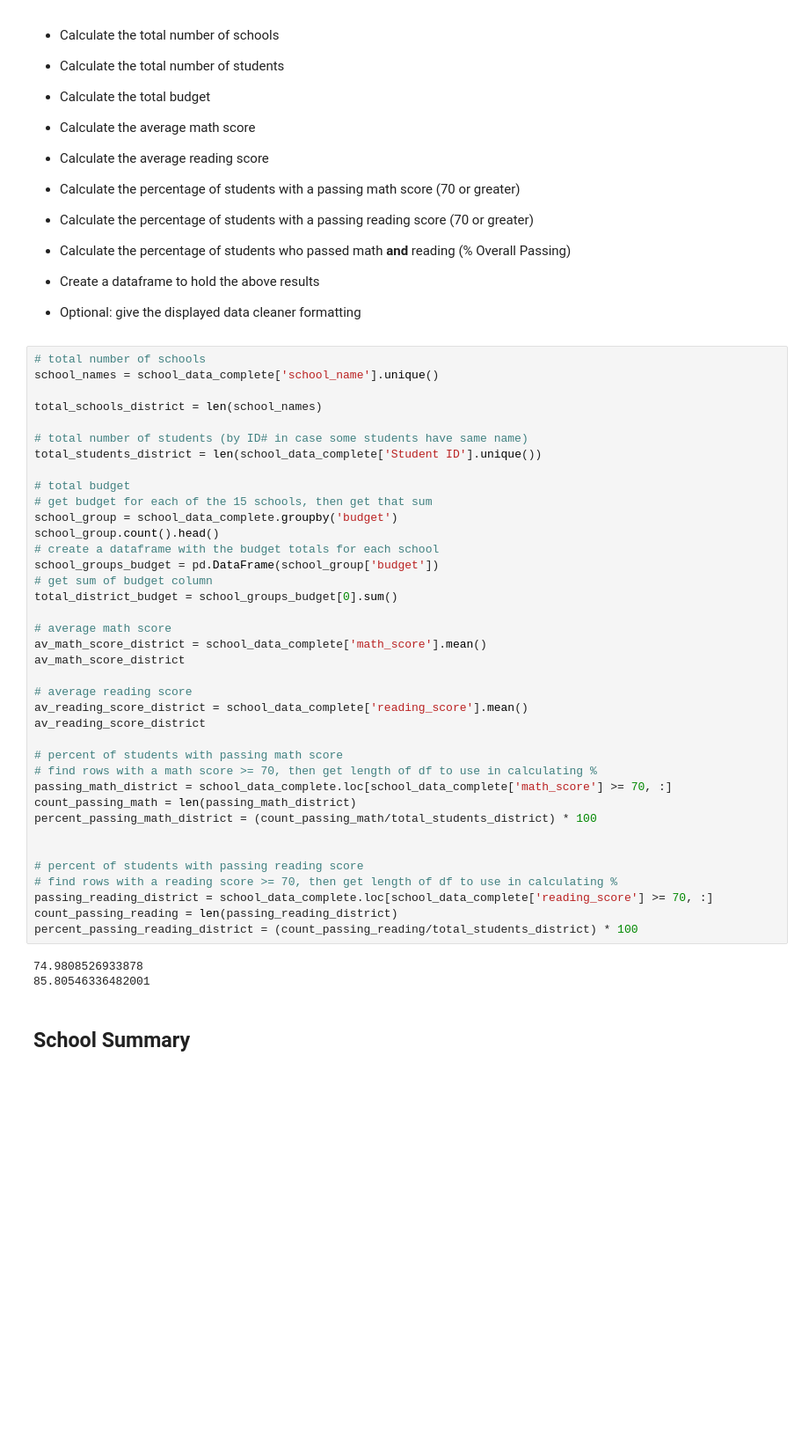
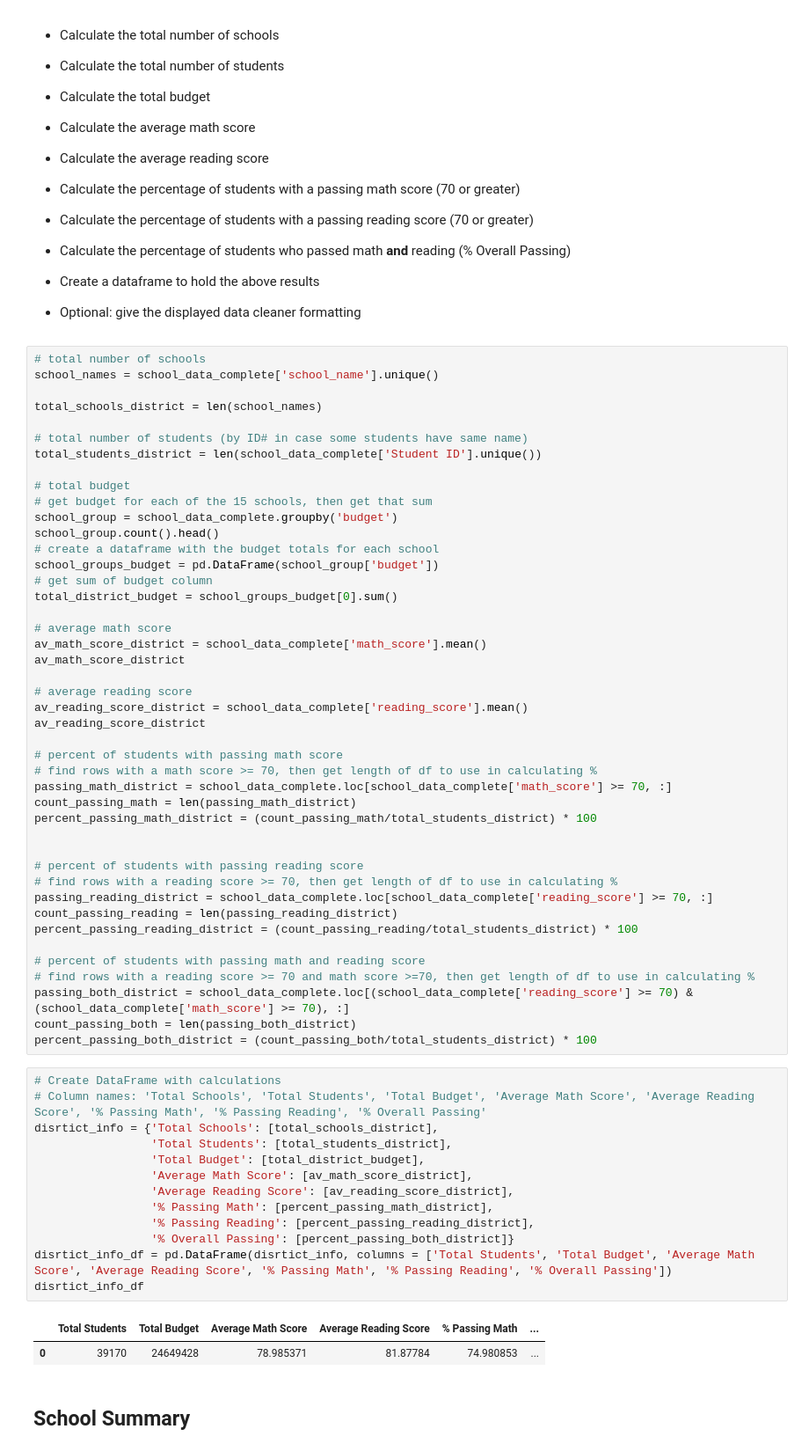
Before and after one commit to knorman123/pandas-challenge, a Jupyter notebook: PyCitySchools_starter.ipynb, the cells around one changed output. Shown: that part at 88% size. Drawn from its saved outputs; the diff is of its cells as text; blank space fills up the shorter version.

Commit message:
created new DataFrame with Overall District data

```diff
--- a/PyCitySchools_starter.ipynb
+++ b/PyCitySchools_starter.ipynb
@@ -90,9 +90,28 @@ percent_passing_math_district = (count_passing_math/total_students_district) * 1
 passing_reading_district = school_data_complete.loc[school_data_complete['reading_score'] >= 70, :]
 count_passing_reading = len(passing_reading_district)
 percent_passing_reading_district = (count_passing_reading/total_students_district) * 100
+
+# percent of students with passing math and reading score
+# find rows with a reading score >= 70 and math score >=70, then get length of df to use in calculating %
+passing_both_district = school_data_complete.loc[(school_data_complete['reading_score'] >= 70) & (school_data_complete['math_score'] >= 70), :]
+count_passing_both = len(passing_both_district)
+percent_passing_both_district = (count_passing_both/total_students_district) * 100
-# %% [output]
-74.9808526933878
-85.80546336482001
+# %%
+# Create DataFrame with calculations
+# Column names: 'Total Schools', 'Total Students', 'Total Budget', 'Average Math Score', 'Average Reading Score', '% Passing Math', '% Passing Reading', '% Overall Passing'
+disrtict_info = {'Total Schools': [total_schools_district],
+                 'Total Students': [total_students_district],
+                 'Total Budget': [total_district_budget],
+                 'Average Math Score': [av_math_score_district],
+                 'Average Reading Score': [av_reading_score_district],
+                 '% Passing Math': [percent_passing_math_district],
+                 '% Passing Reading': [percent_passing_reading_district],
+                 '% Overall Passing': [percent_passing_both_district]}
+disrtict_info_df = pd.DataFrame(disrtict_info, columns = ['Total Students', 'Total Budget', 'Average Math Score', 'Average Reading Score', '% Passing Math', '% Passing Reading', '% Overall Passing'])
+disrtict_info_df
+# %% [output]
+|  | Total Students | Total Budget | Average Math Score | Average Reading Score | % Passing Math | ... |
+| 0 | 39170 | 24649428 | 78.985371 | 81.87784 | 74.980853 | ... |
 # %% [markdown]
 ## School Summary
 # %% [markdown]
```
